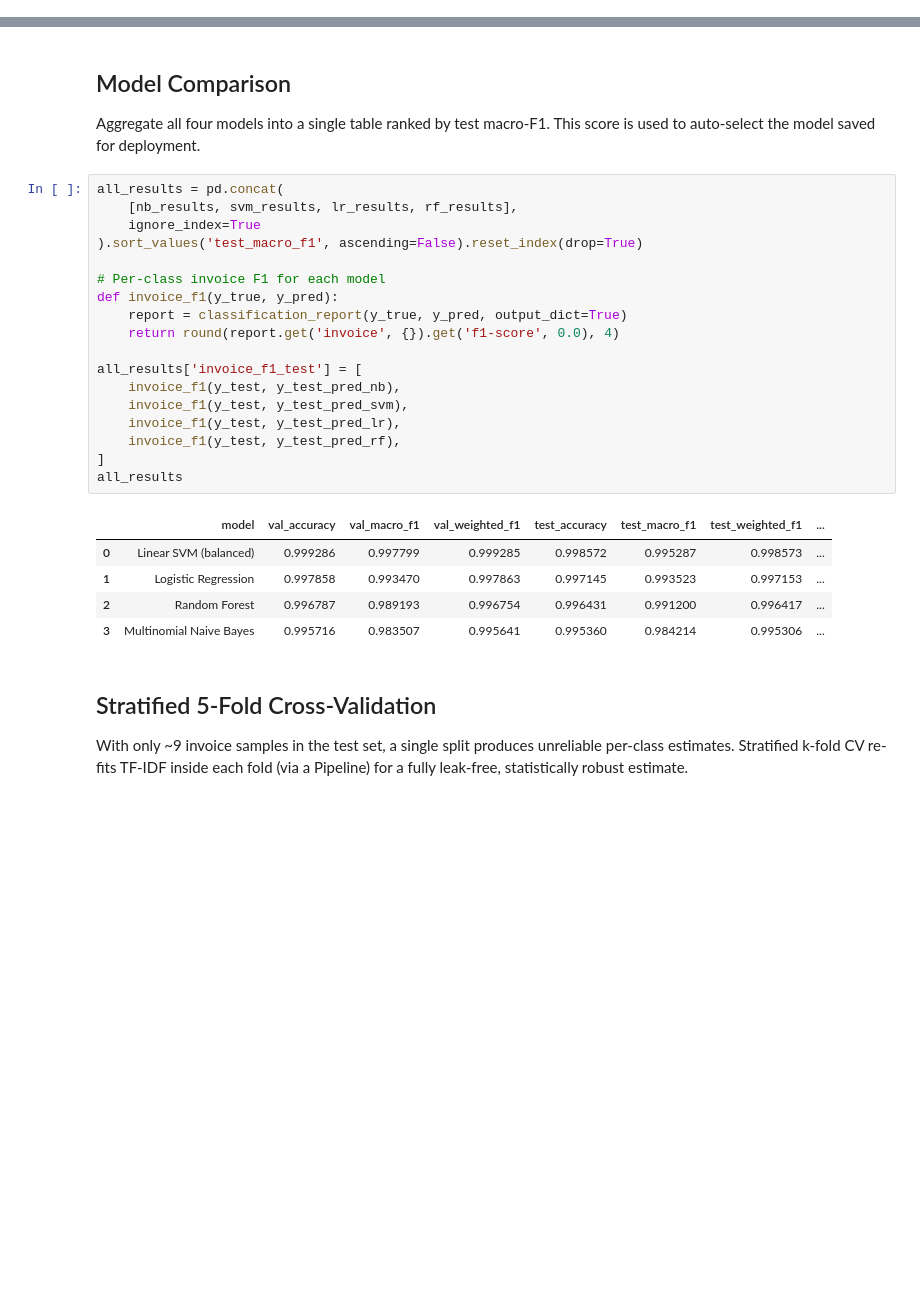
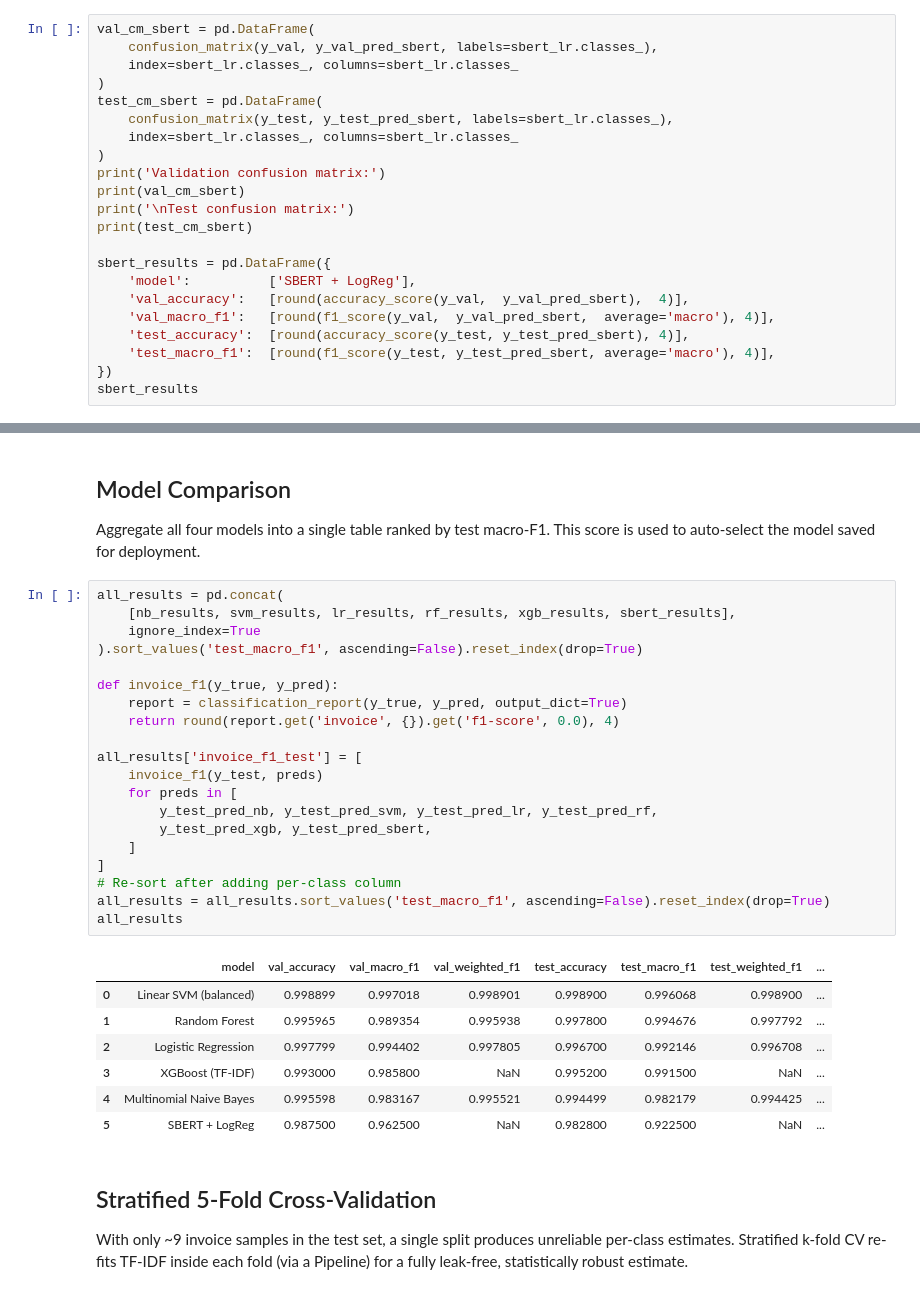
Before and after one commit to adriFCM/Document-Classification-and-Information-Extraction-, a Jupyter notebook: notebooks/04_classification.ipynb, the cells around one changed output, grey strips where cells are left out. Drawn from its saved outputs; the diff is of its cells as text; blank space fills up the shorter version.

Commit message:
merge: resolve stash conflict, add multi-model support and updated classification notebook with new models

```diff
--- a/notebooks/04_classification.ipynb
+++ b/notebooks/04_classification.ipynb
@@ -553,0 +763,22 @@ rf_results
+# %%
+val_cm_sbert = pd.DataFrame(
+    confusion_matrix(y_val, y_val_pred_sbert, labels=sbert_lr.classes_),
+    index=sbert_lr.classes_, columns=sbert_lr.classes_
+)
+test_cm_sbert = pd.DataFrame(
+    confusion_matrix(y_test, y_test_pred_sbert, labels=sbert_lr.classes_),
+    index=sbert_lr.classes_, columns=sbert_lr.classes_
+)
+print('Validation confusion matrix:')
+print(val_cm_sbert)
+print('\nTest confusion matrix:')
+print(test_cm_sbert)
+
+sbert_results = pd.DataFrame({
+    'model':          ['SBERT + LogReg'],
+    'val_accuracy':   [round(accuracy_score(y_val,  y_val_pred_sbert),  4)],
+    'val_macro_f1':   [round(f1_score(y_val,  y_val_pred_sbert,  average='macro'), 4)],
+    'test_accuracy':  [round(accuracy_score(y_test, y_test_pred_sbert), 4)],
+    'test_macro_f1':  [round(f1_score(y_test, y_test_pred_sbert, average='macro'), 4)],
+})
+sbert_results
@@ -558,28 +805,32 @@ Aggregate all four models into a single table ranked by test macro-F1.
 This score is used to auto-select the model saved for deployment.
 # %%
 all_results = pd.concat(
-    [nb_results, svm_results, lr_results, rf_results],
+    [nb_results, svm_results, lr_results, rf_results, xgb_results, sbert_results],
     ignore_index=True
 ).sort_values('test_macro_f1', ascending=False).reset_index(drop=True)
 
-# Per-class invoice F1 for each model
 def invoice_f1(y_true, y_pred):
     report = classification_report(y_true, y_pred, output_dict=True)
     return round(report.get('invoice', {}).get('f1-score', 0.0), 4)
 
 all_results['invoice_f1_test'] = [
-    invoice_f1(y_test, y_test_pred_nb),
-    invoice_f1(y_test, y_test_pred_svm),
-    invoice_f1(y_test, y_test_pred_lr),
-    invoice_f1(y_test, y_test_pred_rf),
+    invoice_f1(y_test, preds)
+    for preds in [
+        y_test_pred_nb, y_test_pred_svm, y_test_pred_lr, y_test_pred_rf,
+        y_test_pred_xgb, y_test_pred_sbert,
+    ]
 ]
+# Re-sort after adding per-class column
+all_results = all_results.sort_values('test_macro_f1', ascending=False).reset_index(drop=True)
 all_results
 # %% [output]
 |  | model | val_accuracy | val_macro_f1 | val_weighted_f1 | test_accuracy | test_macro_f1 | test_weighted_f1 | ... |
-| 0 | Linear SVM (balanced) | 0.999286 | 0.997799 | 0.999285 | 0.998572 | 0.995287 | 0.998573 | ... |
-| 1 | Logistic Regression | 0.997858 | 0.993470 | 0.997863 | 0.997145 | 0.993523 | 0.997153 | ... |
-| 2 | Random Forest | 0.996787 | 0.989193 | 0.996754 | 0.996431 | 0.991200 | 0.996417 | ... |
-| 3 | Multinomial Naive Bayes | 0.995716 | 0.983507 | 0.995641 | 0.995360 | 0.984214 | 0.995306 | ... |
+| 0 | Linear SVM (balanced) | 0.998899 | 0.997018 | 0.998901 | 0.998900 | 0.996068 | 0.998900 | ... |
+| 1 | Random Forest | 0.995965 | 0.989354 | 0.995938 | 0.997800 | 0.994676 | 0.997792 | ... |
+| 2 | Logistic Regression | 0.997799 | 0.994402 | 0.997805 | 0.996700 | 0.992146 | 0.996708 | ... |
+| 3 | XGBoost (TF-IDF) | 0.993000 | 0.985800 | NaN | 0.995200 | 0.991500 | NaN | ... |
+| 4 | Multinomial Naive Bayes | 0.995598 | 0.983167 | 0.995521 | 0.994499 | 0.982179 | 0.994425 | ... |
+| 5 | SBERT + LogReg | 0.987500 | 0.962500 | NaN | 0.982800 | 0.922500 | NaN | ... |
 # %% [markdown]
 ## Stratified 5-Fold Cross-Validation
 
```
Also changed, not shown: parts of 50 cells of this notebook, 15 other files.
